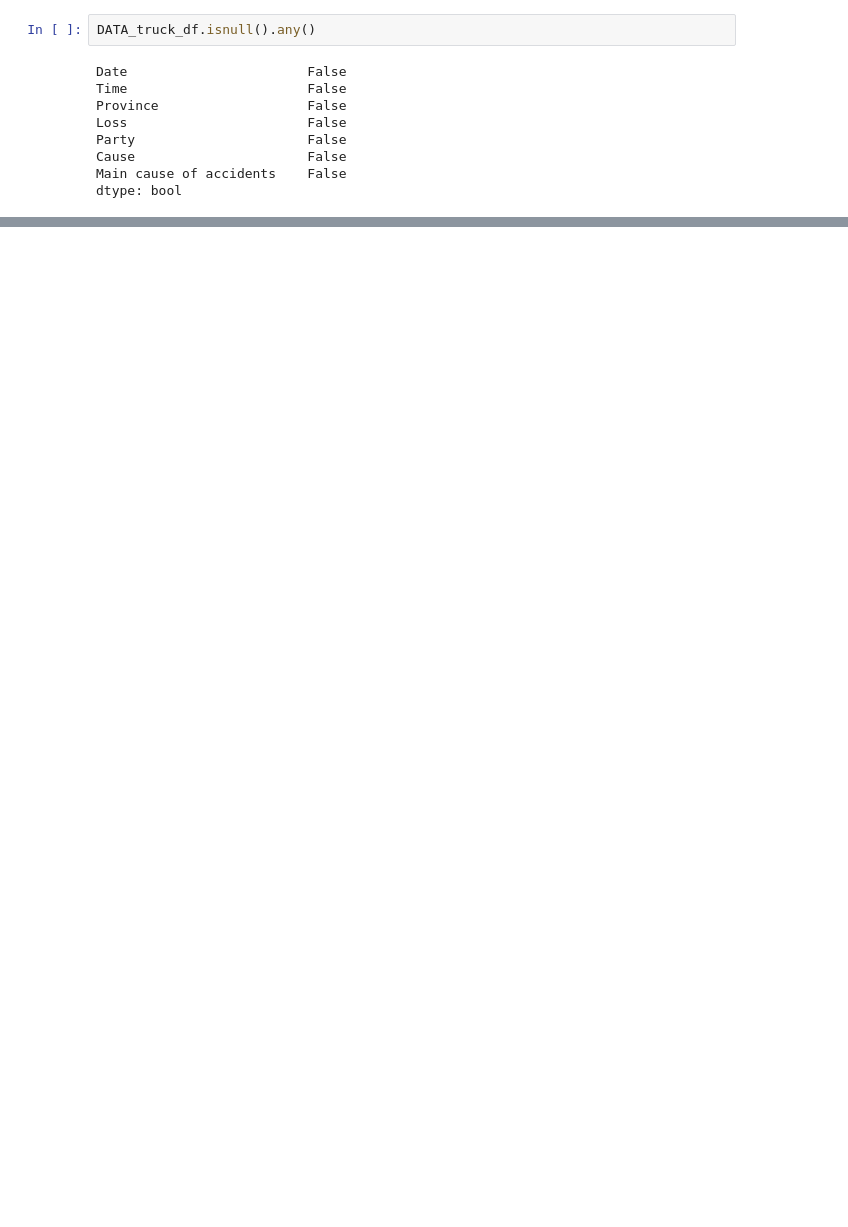
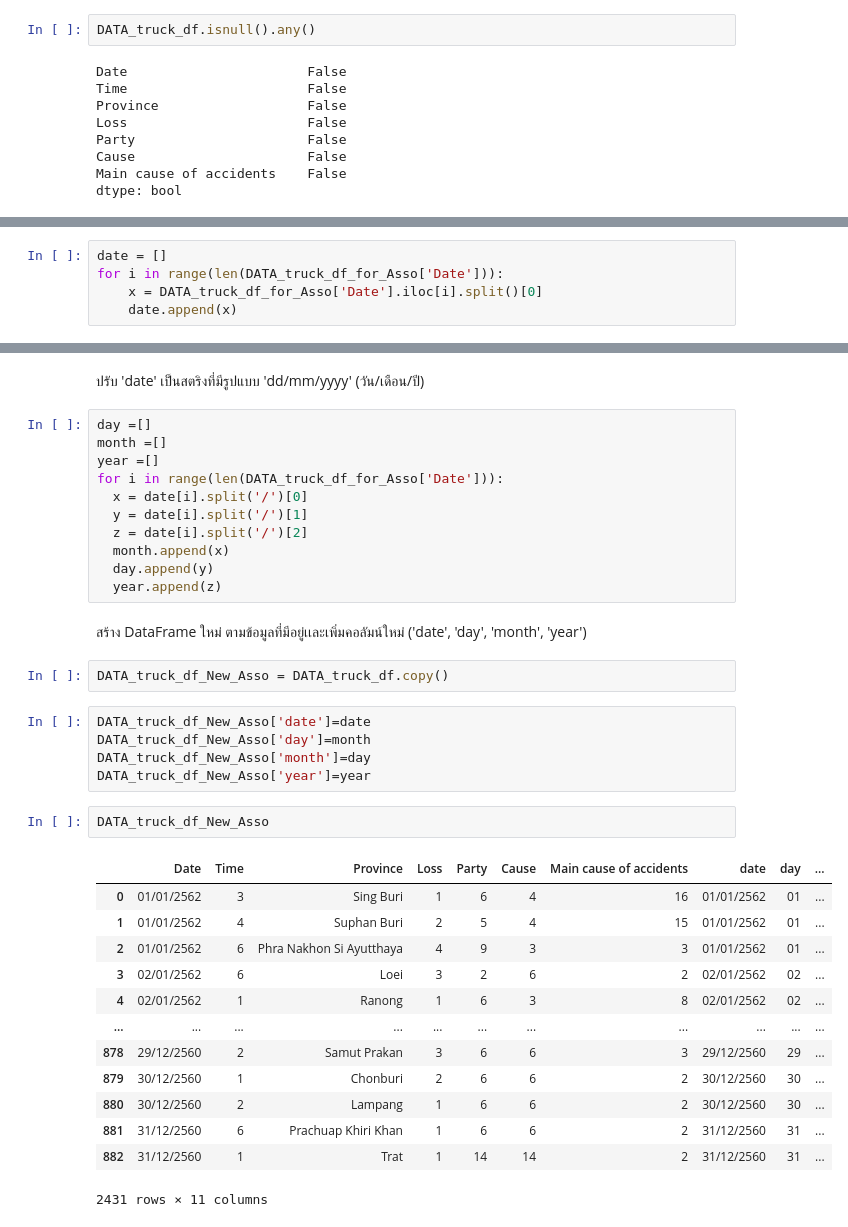
Before and after one commit to Thippawan72/BSC_DPDM23, a Jupyter notebook: Group_project2.ipynb, the cells around one changed output, grey strips where cells are left out. Cells and saved outputs as stored; diff of their text form; blank space fills up the shorter version.

Commit message:
ลอง ASso

```diff
--- a/Group_project2.ipynb
+++ b/Group_project2.ipynb
@@ -826,0 +929,5 @@ dtype: bool
+# %%
+date = []
+for i in range(len(DATA_truck_df_for_Asso['Date'])):
+    x = DATA_truck_df_for_Asso['Date'].iloc[i].split()[0]
+    date.append(x)
@@ -826,0 +938,38 @@ dtype: bool
+# %% [markdown]
+ปรับ 'date' เป็นสตริงที่มีรูปแบบ 'dd/mm/yyyy' (วัน/เดือน/ปี)
+# %%
+day =[]
+month =[]
+year =[]
+for i in range(len(DATA_truck_df_for_Asso['Date'])):
+  x = date[i].split('/')[0]
+  y = date[i].split('/')[1]
+  z = date[i].split('/')[2]
+  month.append(x)
+  day.append(y)
+  year.append(z)
+# %% [markdown]
+สร้าง DataFrame ใหม่ ตามข้อมูลที่มีอยู่เเละเพิ่มคอลัมน์ใหม่ ('date', 'day', 'month', 'year')
+# %%
+DATA_truck_df_New_Asso = DATA_truck_df.copy()
+# %%
+DATA_truck_df_New_Asso['date']=date
+DATA_truck_df_New_Asso['day']=month
+DATA_truck_df_New_Asso['month']=day
+DATA_truck_df_New_Asso['year']=year
+# %%
+DATA_truck_df_New_Asso
+# %% [output]
+|  | Date | Time | Province | Loss | Party | Cause | Main cause of accidents | date | day | ... |
+| 0 | 01/01/2562 | 3 | Sing Buri | 1 | 6 | 4 | 16 | 01/01/2562 | 01 | ... |
+| 1 | 01/01/2562 | 4 | Suphan Buri | 2 | 5 | 4 | 15 | 01/01/2562 | 01 | ... |
+| 2 | 01/01/2562 | 6 | Phra Nakhon Si Ayutthaya | 4 | 9 | 3 | 3 | 01/01/2562 | 01 | ... |
+| 3 | 02/01/2562 | 6 | Loei | 3 | 2 | 6 | 2 | 02/01/2562 | 02 | ... |
+| 4 | 02/01/2562 | 1 | Ranong | 1 | 6 | 3 | 8 | 02/01/2562 | 02 | ... |
+| ... | ... | ... | ... | ... | ... | ... | ... | ... | ... | ... |
+| 878 | 29/12/2560 | 2 | Samut Prakan | 3 | 6 | 6 | 3 | 29/12/2560 | 29 | ... |
+| 879 | 30/12/2560 | 1 | Chonburi | 2 | 6 | 6 | 2 | 30/12/2560 | 30 | ... |
+| 880 | 30/12/2560 | 2 | Lampang | 1 | 6 | 6 | 2 | 30/12/2560 | 30 | ... |
+| 881 | 31/12/2560 | 6 | Prachuap Khiri Khan | 1 | 6 | 6 | 2 | 31/12/2560 | 31 | ... |
+| 882 | 31/12/2560 | 1 | Trat | 1 | 14 | 14 | 2 | 31/12/2560 | 31 | ... |
+2431 rows × 11 columns
```
Also changed, not shown: parts of 28 cells of this notebook.
